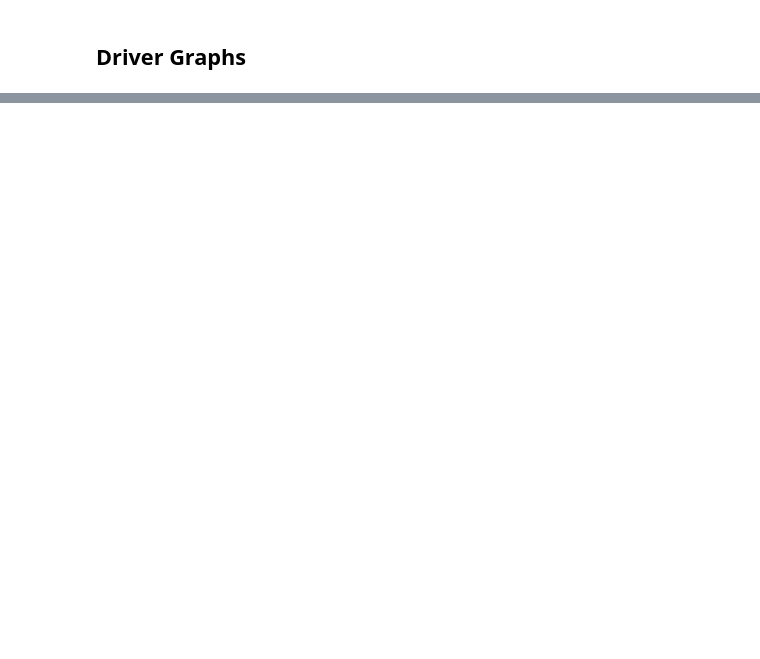
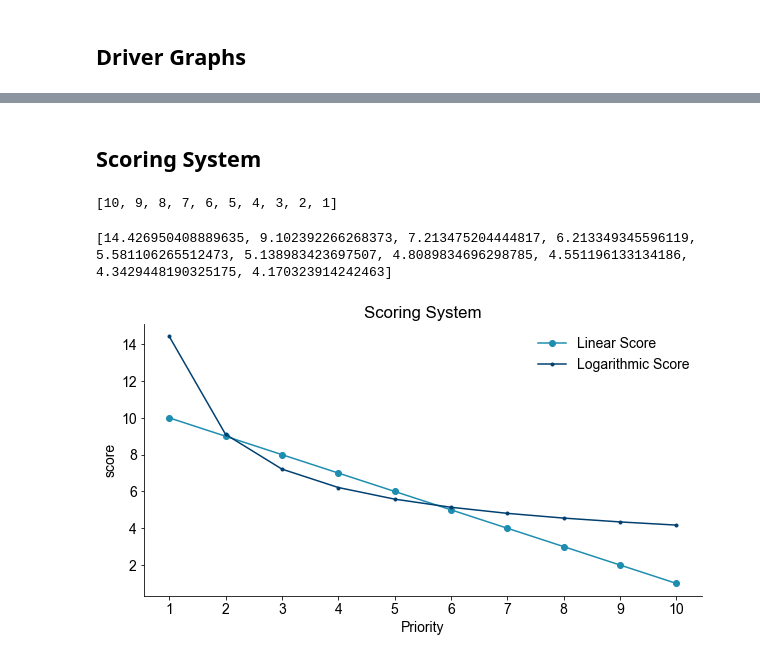
Before and after one commit to Sn0oze/SurveyClouds, a Jupyter notebook: surveyClouds.ipynb, the cells around one changed output, grey strips where cells are left out. Saved outputs shown, nothing was run; the diff lists cells and outputs as text; code cells hidden in the pictures; blank space fills up the shorter version.

```diff
--- a/surveyClouds.ipynb
+++ b/surveyClouds.ipynb
@@ -109,6 +110,26 @@ def show_comparison_bar_chart(group_1_dict, group_2_dict):
     if save_plots:
         plt.savefig("images/bar_both.png", bbox_inches='tight', format="PNG", transparent=True)
     plt.show()
+# %%
+def show_scoring_scales(scorings, x_labels=None, title="title", save_plots=False):
+    fig, ax = plt.subplots(figsize=(10,5))
+    x_range = 0
+    for scoring, label, color, marker in scorings:
+        ax.plot(scoring, label=label, color= color, marker=marker)
+        x_range = max(x_range, len(scoring))
+    ax.set_title(title)
+    ax.set_xlabel("Priority")
+    ax.set_ylabel("score")
+    ax.spines['right'].set_visible(False)
+    ax.spines['top'].set_visible(False)
+    ax.set_xticks(range(x_range))
+    if x_labels:
+        ax.set_xticklabels(x_labels)
+    ax.legend(loc=1, frameon=False)
+    #plt.tight_layout()
+    if save_plots:
+        plt.savefig("images/scores.png", bbox_inches='tight', format="PNG", transparent=True)
+    plt.show()
 # %% [markdown]
 ## Text Prcessing
 # %%
@@ -276,0 +269,29 @@ show_comparison_bar_chart(scores_dict[group_1_label], scores_dict[group_2_label]
+# %% [markdown]
+## Scoring System
+# %%
+# Plot to visualize the scoring system
+driver_range = range(total_drivers)
+priority_labels = list(map(lambda x: x+1, driver_range))
+
+log_scores = list(map(lambda x: total_drivers/log(2+x),driver_range))
+linear_scores = list(map(lambda x: total_drivers-x,driver_range))
+# %%
+print(linear_scores)
+# %% [output]
+[10, 9, 8, 7, 6, 5, 4, 3, 2, 1]
+# %%
+print(log_scores)
+# %% [output]
+[14.426950408889635, 9.102392266268373, 7.213475204444817, 6.213349345596119, 5.581106265512473, 5.138983423697507, 4.8089834696298785, 4.551196133134186, 4.3429448190325175, 4.170323914242463]
+# %%
+show_scoring_scales(
+    [
+        (linear_scores,"Linear Score", light_blue, "o" ),
+        (log_scores,"Logarithmic Score", dark_blue, ".")
+    ],
+    x_labels=priority_labels,
+    title="Scoring System",
+    save_plots = save_plots
+)
+# %% [output]
+[figure, added]
```
Also changed, not shown: parts of 9 cells of this notebook, 8 other files.
